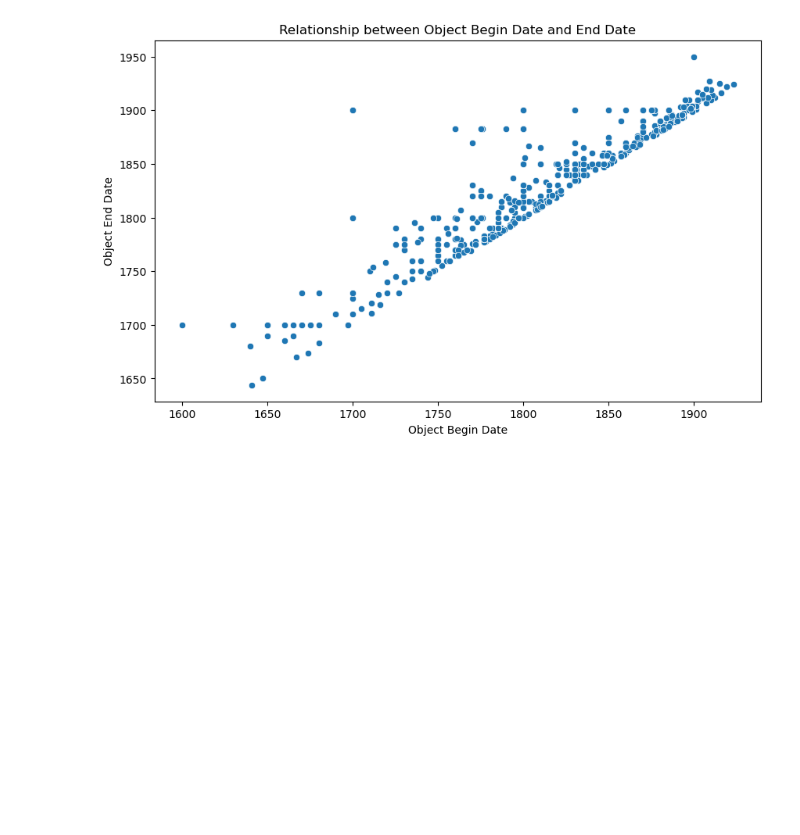
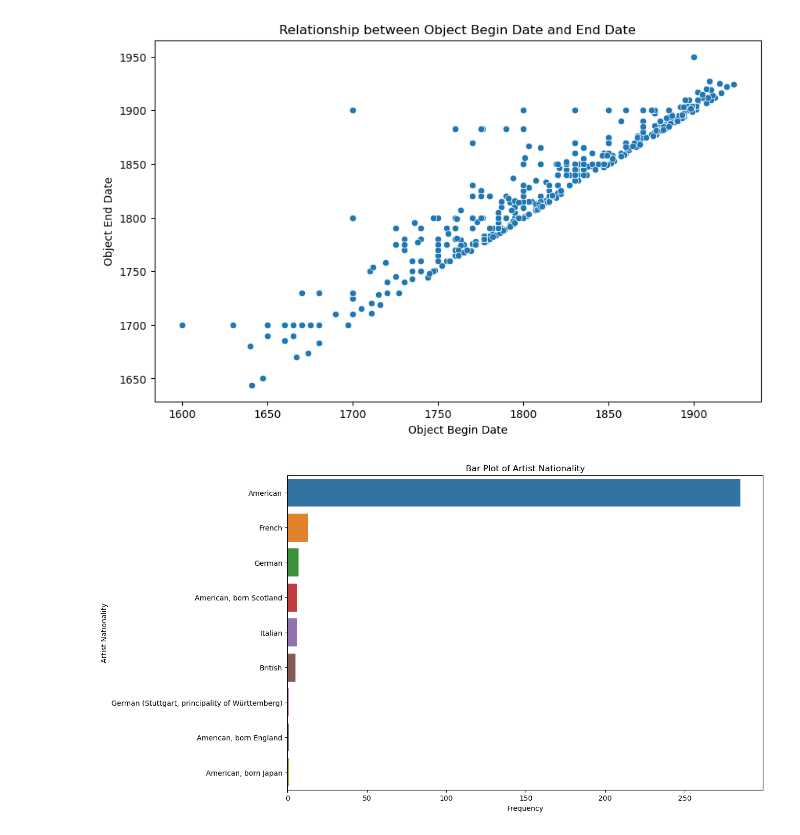
Before and after one commit to HussainAther/finalreport, a Jupyter notebook: documentation.ipynb, the cells around one changed output. Saved outputs shown, nothing was run; the diff lists cells and outputs as text; code cells hidden in the pictures; blank space fills up the shorter version.

Commit message:
more visualizations

```diff
--- a/documentation.ipynb
+++ b/documentation.ipynb
@@ -200,3 +209,13 @@ plt.ylabel('Object End Date')
 plt.show()
 # %% [output]
 [figure]
+# %%
+# Bar Plot of Artist Nationality
+plt.figure(figsize=(12, 8))
+sns.countplot(y='artistNationality', data=df, order=df['artistNationality'].value_counts().index)
+plt.title('Bar Plot of Artist Nationality')
+plt.xlabel('Frequency')
+plt.ylabel('Artist Nationality')
+plt.show()
+# %% [output]
+[figure, added]
```
Also changed, not shown: parts of 2 cells of this notebook.
